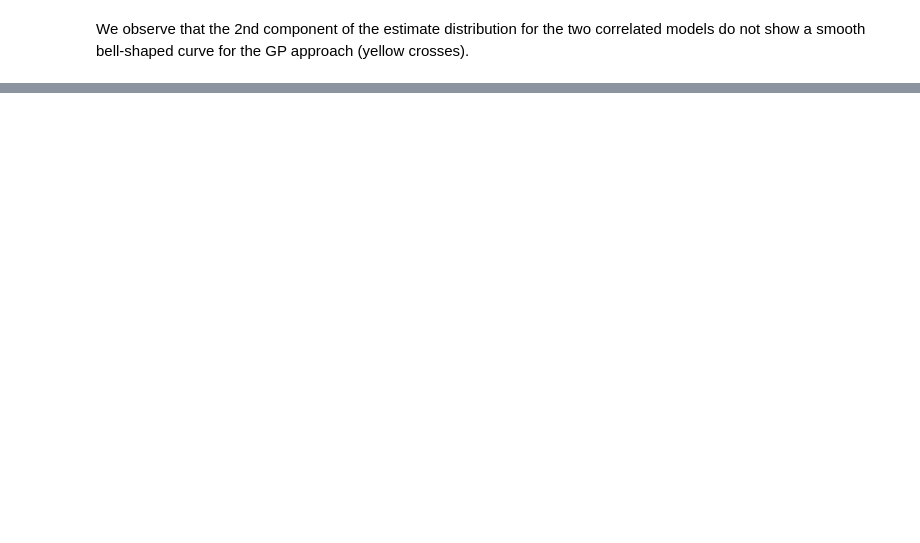
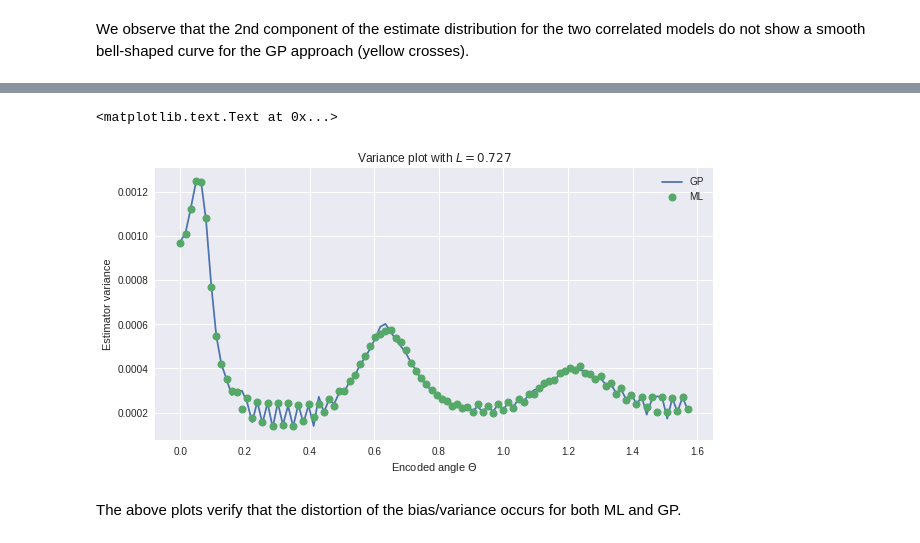
Before and after one commit to dtailor17/neural-population-codes, a Jupyter notebook: noise_correlations_gaussian.ipynb, the cells around one changed output, grey strips where cells are left out. Cells and saved outputs as stored; diff of their text form; code cells hidden in the pictures; blank space fills up the shorter version.

```diff
--- a/noise_correlations_gaussian.ipynb
+++ b/noise_correlations_gaussian.ipynb
@@ -885,0 +939,17 @@ We observe that the 2nd component of the estimate distribution for the two corre
+# %%
+corr_length = corr_length_arr[5] # L = 0.727
+lbl = get_corr_param_dict_lbl(corr_length=corr_length)
+variances = GP_ests[lbl][2]
+plt.plot(THETAS, variances, label='GP')
+variances = ML_ests[lbl][2]
+plt.plot(THETAS, variances, 'o', mew=1, label='ML')
+
+plt.legend()
+plt.title('Variance plot with $L={0}$'.format(corr_length))
+plt.xlabel('Encoded angle $\Theta$')
+plt.ylabel('Estimator variance')
+# %% [output]
+<matplotlib.text.Text at 0x...>
+[figure, added]
+# %% [markdown]
+The above plots verify that the distortion of the bias/variance occurs for both ML and GP.
```
Also changed, not shown: parts of 3 cells of this notebook, 1 other file.
